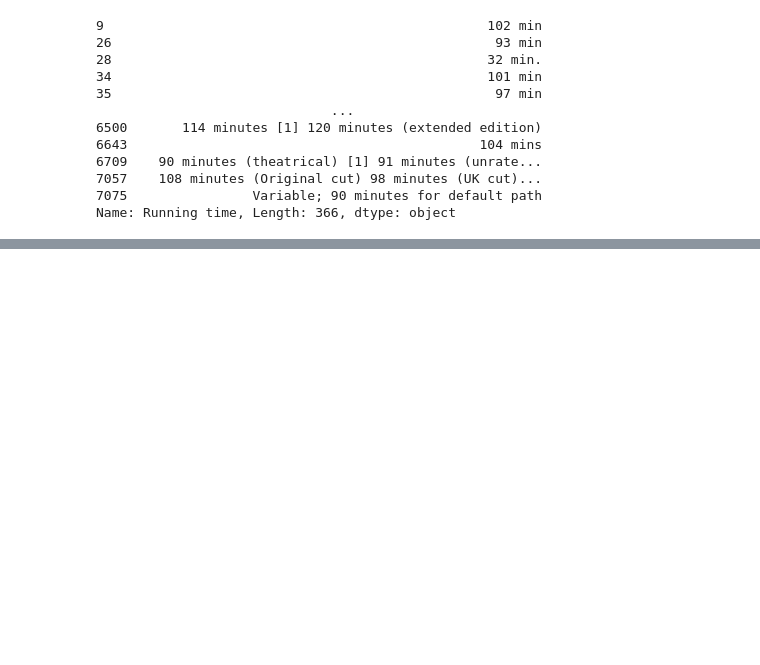
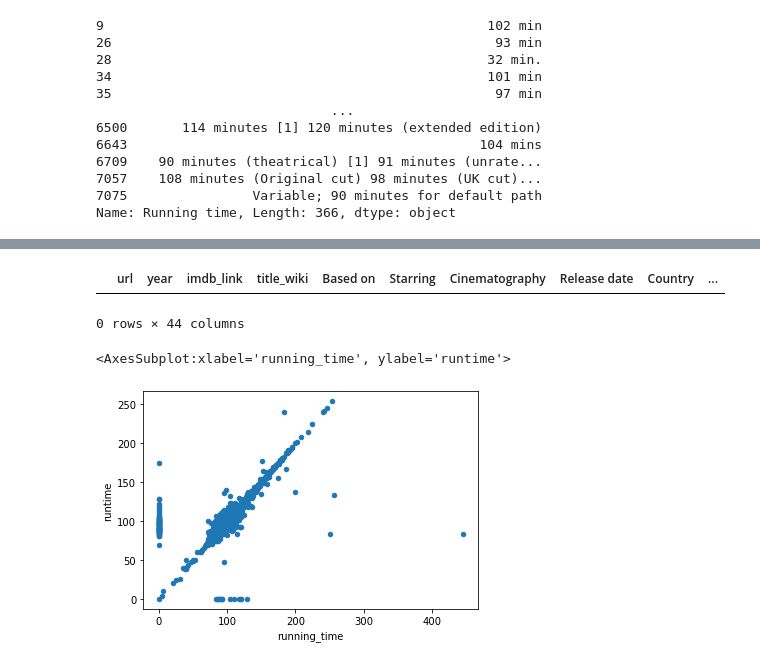
Before and after one commit to Roozbeh204/Movies-ETL, a Jupyter notebook: wikipedia.ipynb, the cells around one changed output, grey strips where cells are left out. Saved outputs shown, nothing was run; the diff lists cells and outputs as text; code cells hidden in the pictures; blank space fills up the shorter version.

```diff
--- a/wikipedia.ipynb
+++ b/wikipedia.ipynb
@@ -547,0 +584,8 @@ wiki_movies_df.drop('Running time', axis=1, inplace=True)
+# %%
+movies_metadata_pd['video'] = movies_metadata_pd['video'] == 'True'
+# %%
+movies_metadata_pd['budget'] = movies_metadata_pd['budget'].astype(int)
+movies_metadata_pd['id'] = pd.to_numeric(movies_metadata_pd['id'], errors='raise')
+movies_metadata_pd['popularity'] = pd.to_numeric(movies_metadata_pd['popularity'], errors='raise')
+# %%
+movies_metadata_pd['release_date'] = pd.to_datetime(movies_metadata_pd['release_date'])
@@ -547,0 +672,11 @@ wiki_movies_df.drop('Running time', axis=1, inplace=True)
+# %%
+# Show any rows where title_kaggle is empty
+movies_df[(movies_df['title_kaggle'] == '') | (movies_df['title_kaggle'].isnull())]
+# %% [output]
+|  | url | year | imdb_link | title_wiki | Based on | Starring | Cinematography | Release date | Country | ... |
+0 rows × 44 columns
+# %%
+movies_df.fillna(0).plot(x='running_time', y='runtime', kind='scatter')
+# %% [output]
+<AxesSubplot:xlabel='running_time', ylabel='runtime'>
+[figure, added]
```
Also changed, not shown: parts of 31 cells of this notebook, 1 other file.
